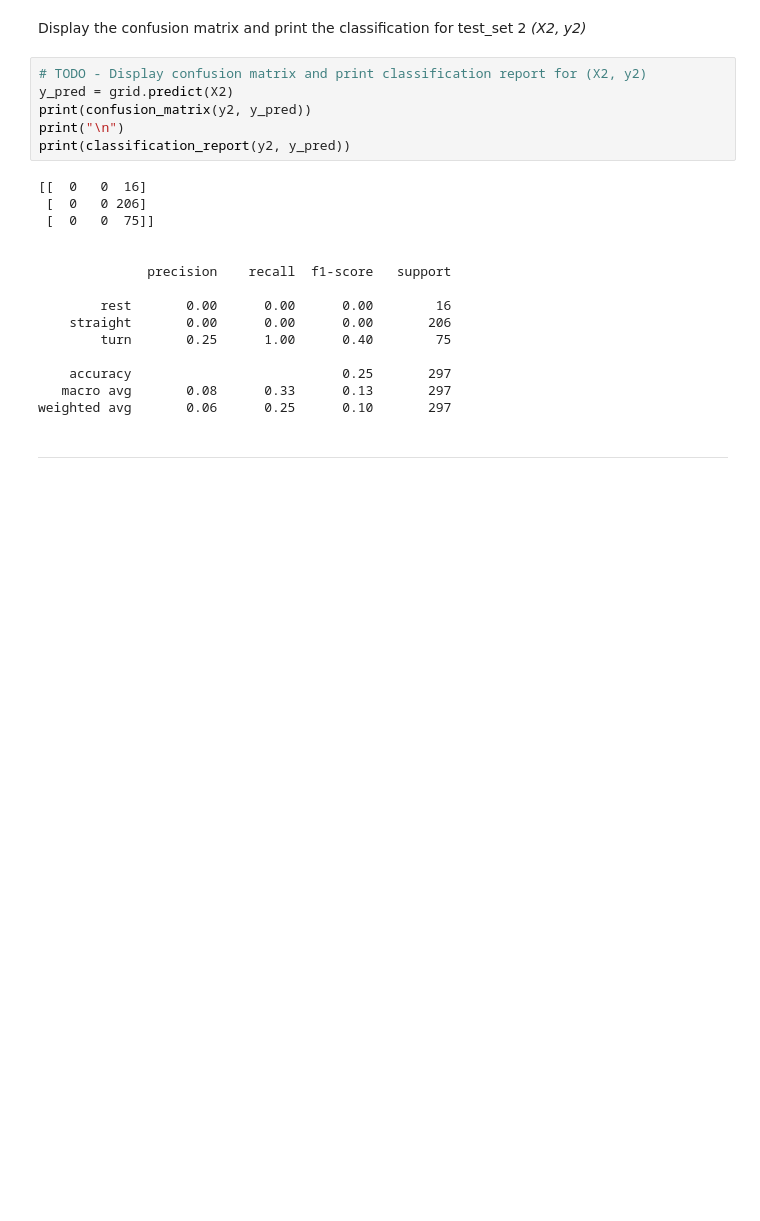
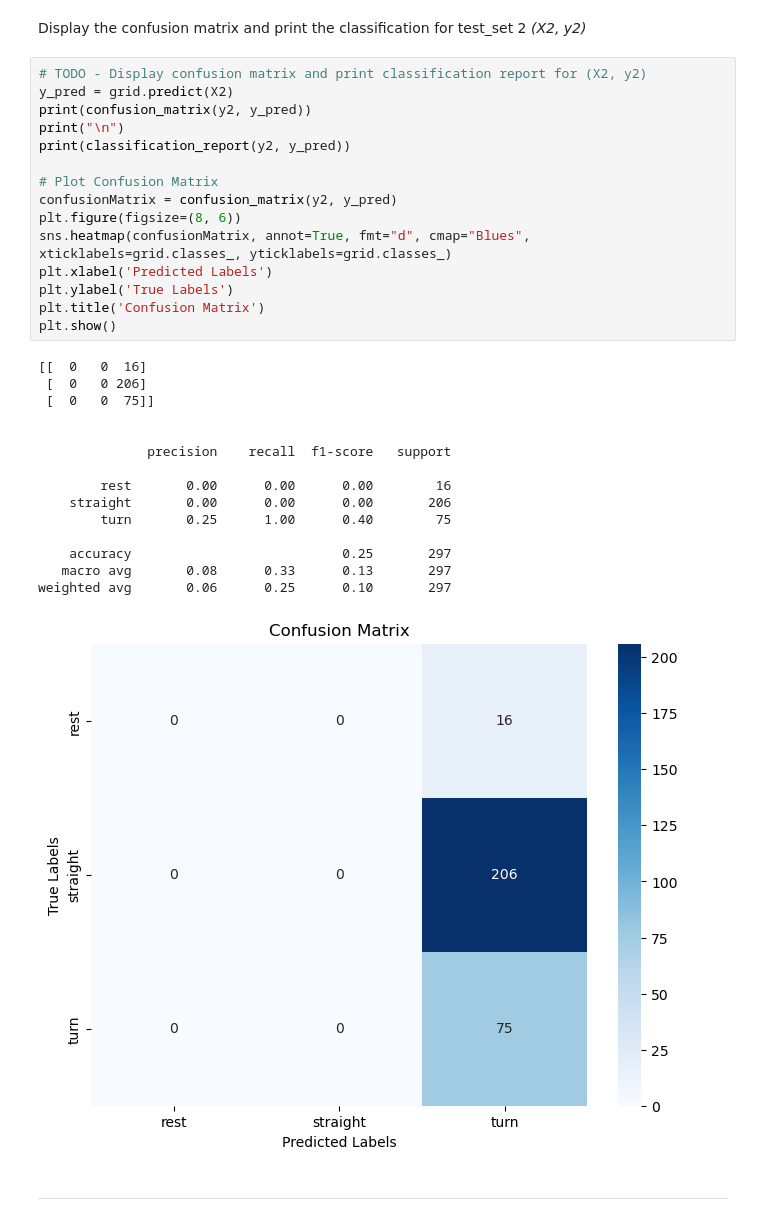
Before and after one commit to ChidiPatrick/engg680_2024_fall, a Jupyter notebook: Lab_Assignment_4/Assignment 4.ipynb, the cells around one changed output. Drawn from its saved outputs; the diff is of its cells as text; blank space fills up the shorter version.

```diff
--- a/Lab_Assignment_4/Assignment 4.ipynb
+++ b/Lab_Assignment_4/Assignment 4.ipynb
@@ -311,24 +336,34 @@ Display the confusion matrix and print the classification for test_set 2 *(X2, y
 # %%
 # TODO - Display confusion matrix and print classification report for (X2, y2)
 y_pred = grid.predict(X2)
 print(confusion_matrix(y2, y_pred))
 print("\n")
 print(classification_report(y2, y_pred))
+
+# Plot Confusion Matrix
+confusionMatrix = confusion_matrix(y2, y_pred)
+plt.figure(figsize=(8, 6))
+sns.heatmap(confusionMatrix, annot=True, fmt="d", cmap="Blues", xticklabels=grid.classes_, yticklabels=grid.classes_)
+plt.xlabel('Predicted Labels')
+plt.ylabel('True Labels')
+plt.title('Confusion Matrix')
+plt.show()
 # %% [output]
 [[  0   0  16]
  [  0   0 206]
  [  0   0  75]]
 
 
               precision    recall  f1-score   support
 
         rest       0.00      0.00      0.00        16
     straight       0.00      0.00      0.00       206
         turn       0.25      1.00      0.40        75
 
     accuracy                           0.25       297
    macro avg       0.08      0.33      0.13       297
 weighted avg       0.06      0.25      0.10       297
+[figure, added]
 # %% [markdown]
 ___
 # %% [markdown]
```
Also changed, not shown: parts of 24 cells of this notebook, 1 other file.
